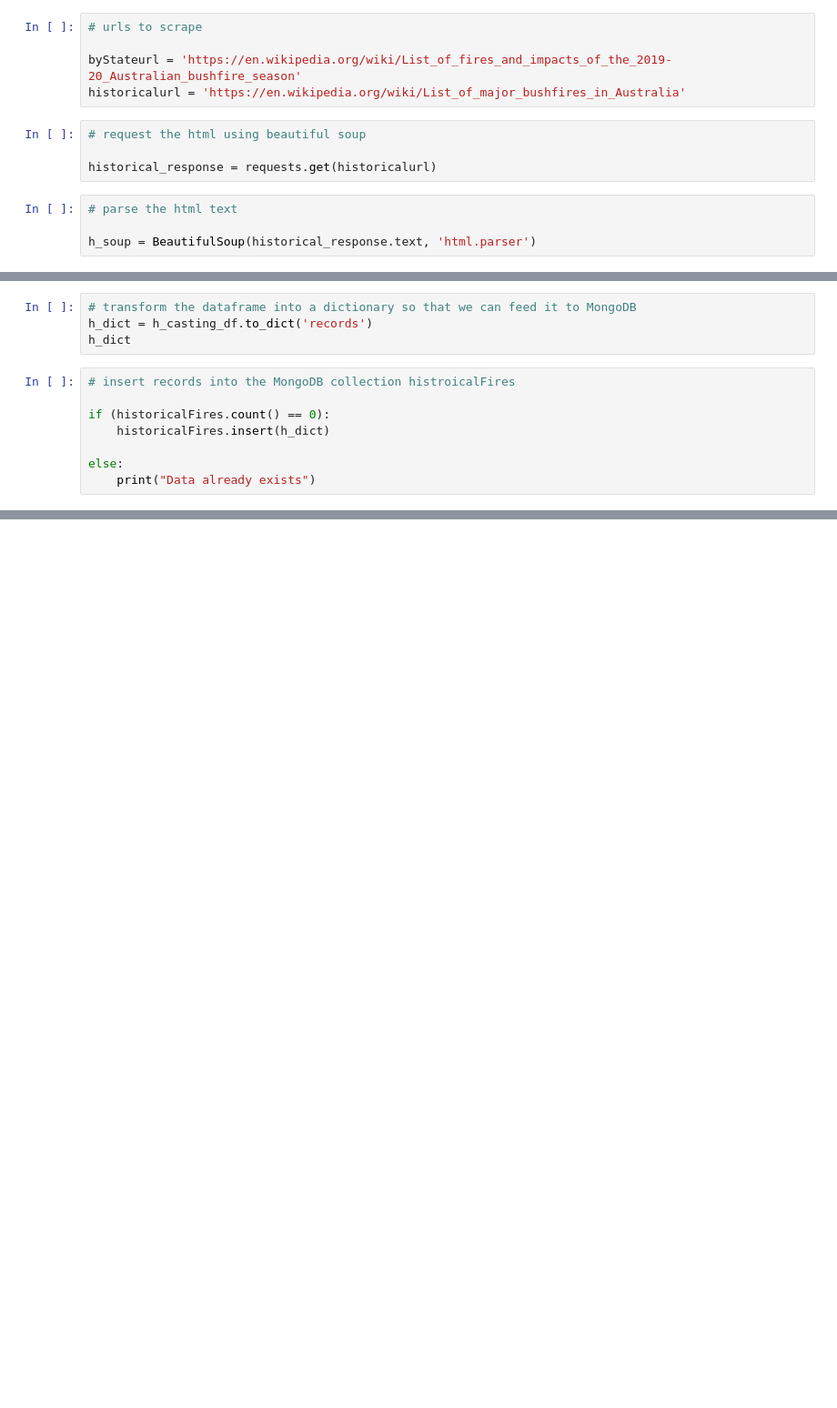
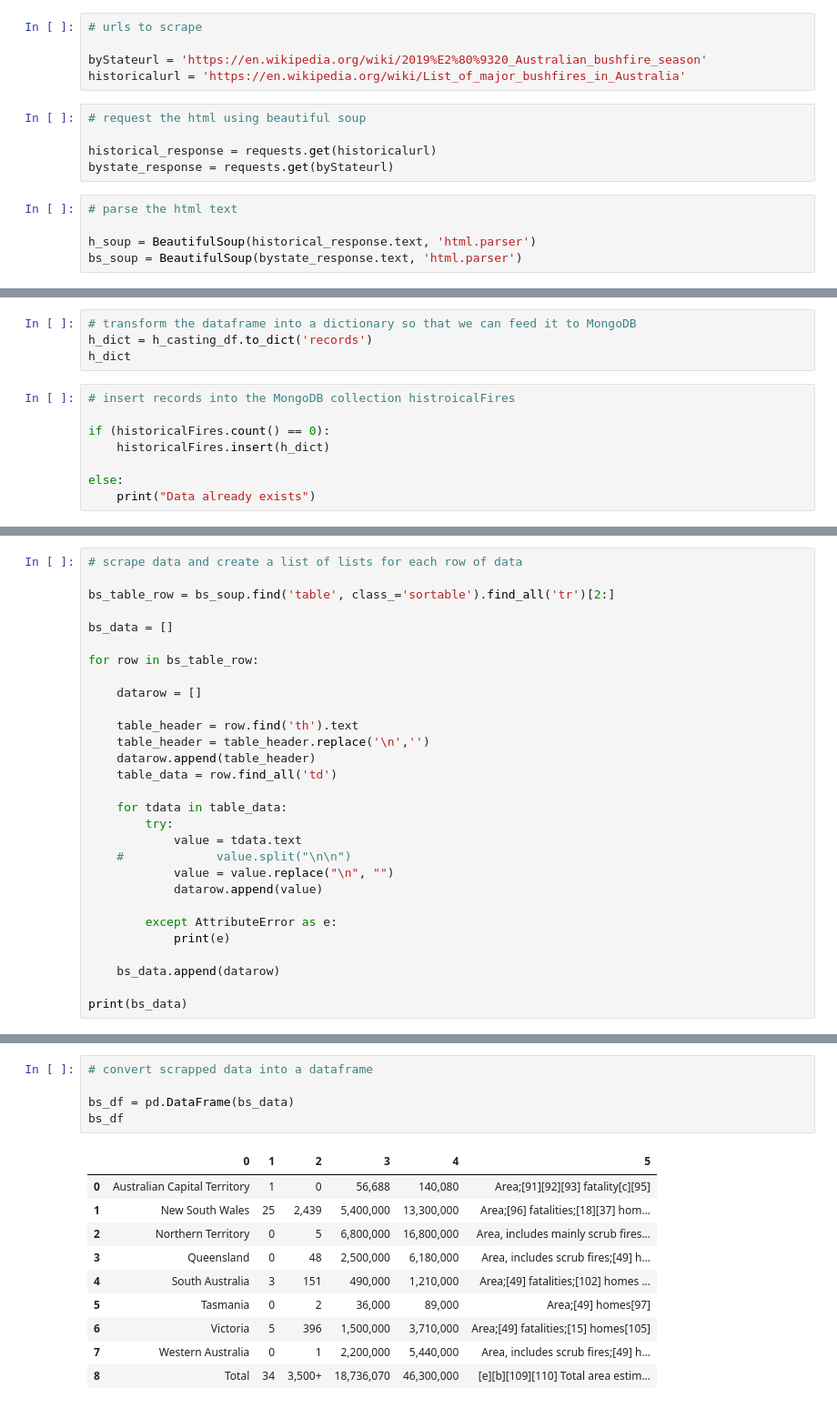
Before and after one commit to philipstubbs13/australia-fire-api-and-dashboard, a Jupyter notebook: WebScrapping.ipynb, the cells around one changed output, grey strips where cells are left out. Shown at 91% size. Cells and saved outputs as stored; diff of their text form; blank space fills up the shorter version.

Commit message:
scrapping by state, removed commas from values, need to remove other unwanted characters

```diff
--- a/WebScrapping.ipynb
+++ b/WebScrapping.ipynb
@@ -17,13 +19,15 @@ historicalFires = db.historicalFires
 # %%
 # urls to scrape
 
-byStateurl = 'https://en.wikipedia.org/wiki/List_of_fires_and_impacts_of_the_2019-20_Australian_bushfire_season'
+byStateurl = 'https://en.wikipedia.org/wiki/2019%E2%80%9320_Australian_bushfire_season'
 historicalurl = 'https://en.wikipedia.org/wiki/List_of_major_bushfires_in_Australia'
 # %%
 # request the html using beautiful soup
 
 historical_response = requests.get(historicalurl)
+bystate_response = requests.get(byStateurl)
 # %%
 # parse the html text
 
 h_soup = BeautifulSoup(historical_response.text, 'html.parser')
+bs_soup = BeautifulSoup(bystate_response.text, 'html.parser')
@@ -199,0 +250,29 @@ else:
+# %%
+# scrape data and create a list of lists for each row of data
+
+bs_table_row = bs_soup.find('table', class_='sortable').find_all('tr')[2:]
+
+bs_data = []
+
+for row in bs_table_row:
+
+    datarow = []
+
+    table_header = row.find('th').text
+    table_header = table_header.replace('\n','')
+    datarow.append(table_header)
+    table_data = row.find_all('td')
+
+    for tdata in table_data:
+        try:
+            value = tdata.text
+    #             value.split("\n\n")
+            value = value.replace("\n", "")
+            datarow.append(value)
+
+        except AttributeError as e:
+            print(e)
+
+    bs_data.append(datarow)
+
+print(bs_data)
@@ -199,0 +281,16 @@ else:
+# %%
+# convert scrapped data into a dataframe
+
+bs_df = pd.DataFrame(bs_data)
+bs_df
+# %% [output]
+|  | 0 | 1 | 2 | 3 | 4 | 5 |
+| 0 | Australian Capital Territory | 1 | 0 | 56,688 | 140,080 | Area;[91][92][93] fatality[c][95] |
+| 1 | New South Wales | 25 | 2,439 | 5,400,000 | 13,300,000 | Area;[96] fatalities;[18][37] hom... |
+| 2 | Northern Territory | 0 | 5 | 6,800,000 | 16,800,000 | Area, includes mainly scrub fires... |
+| 3 | Queensland | 0 | 48 | 2,500,000 | 6,180,000 | Area, includes scrub fires;[49] h... |
+| 4 | South Australia | 3 | 151 | 490,000 | 1,210,000 | Area;[49] fatalities;[102] homes ... |
+| 5 | Tasmania | 0 | 2 | 36,000 | 89,000 | Area;[49] homes[97] |
+| 6 | Victoria | 5 | 396 | 1,500,000 | 3,710,000 | Area;[49] fatalities;[15] homes[105] |
+| 7 | Western Australia | 0 | 1 | 2,200,000 | 5,440,000 | Area, includes scrub fires;[49] h... |
+| 8 | Total | 34 | 3,500+ | 18,736,070 | 46,300,000 | [e][b][109][110] Total area estim... |
```
Also changed, not shown: parts of 9 cells of this notebook.
